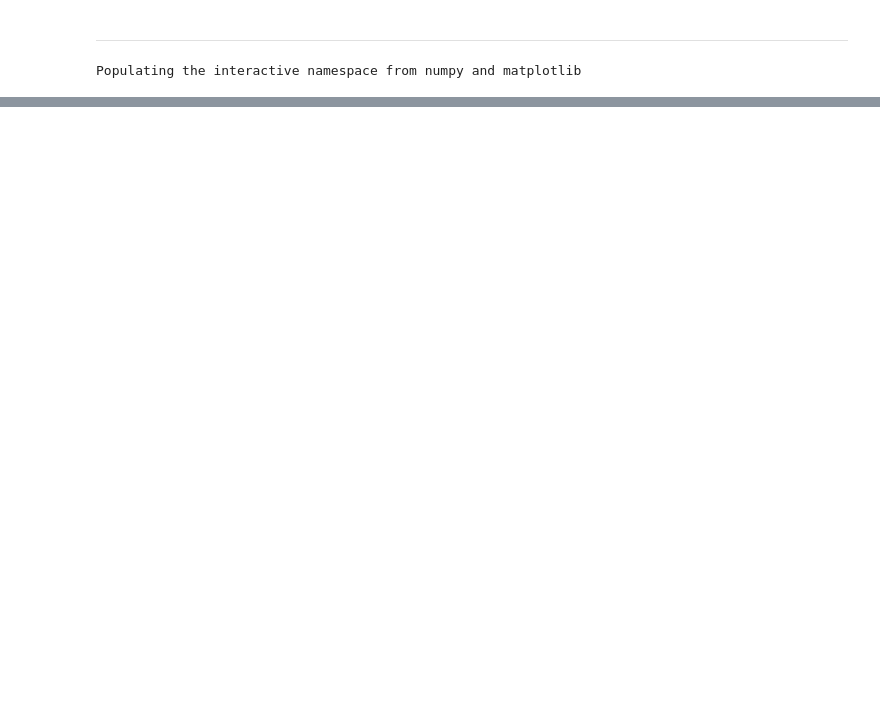
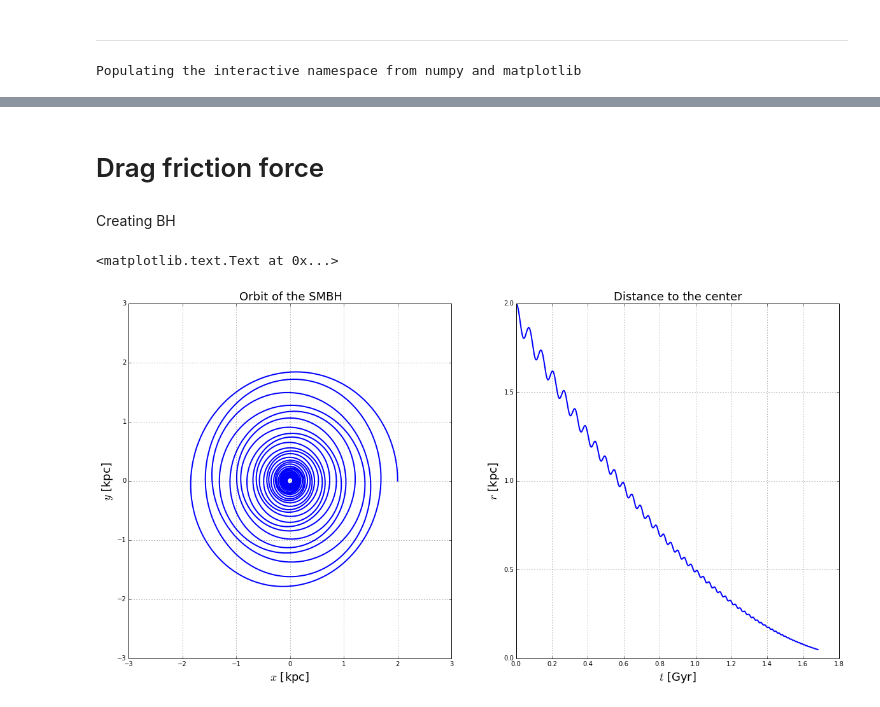
Before and after one commit to sbustamante/CosmologicalBlackHoles, a Jupyter notebook: Codes/controlled_experiments.ipynb, the cells around one changed output, grey strips where cells are left out. Drawn from its saved outputs; the diff is of its cells as text; code cells hidden in the pictures; blank space fills up the shorter version.

Commit message:
Effective drag force

```diff
--- a/Codes/controlled_experiments.ipynb
+++ b/Codes/controlled_experiments.ipynb
@@ -57,0 +178,2 @@ Where $M$ is the total mass of the halo and $a$ is the length scale for all the
+# %% [markdown]
+# Drag friction force
@@ -57,0 +189,47 @@ Where $M$ is the total mass of the halo and $a$ is the length scale for all the
+# %% [markdown]
+Creating BH
+# %%
+#PARAMETERS OF THE BH
+#Initial position [kpc]
+r0 = [ 2, 0, 0 ]
+#Initial velocity [km/s]
+v0 = [ 0, hernquist.v_circular(2), 0 ]
+#Accretion mode
+acc = None
+#Forces
+force = lambda r, v=None, t=None: hernquist.force_hernquist( r, v, t ) + hernquist.drag_friction( r, v, t )
+
+BH = black_hole( Mb, r0, v0, acc, force )
+
+tmax = 3
+dt = 0.001
+N = int(tmax/dt)
+for i in xrange( N ):
+    BH.time_step( dt=dt )
+    if np.linalg.norm( BH.r )<0.05:
+        break
+# %%
+rt = np.array(BH.rt[:])
+vt = np.array(BH.vt[:])
+t = np.array(BH.time)
+plt.figure( figsize=(20,10) )
+plt.subplot(1,2,1)
+plt.plot(rt[:,0], rt[:,1], '-', lw=2)
+dL = 3
+plt.xlim( (-dL,dL) )
+plt.ylim( (-dL,dL) )
+plt.xlabel( "$x$ [kpc]", fontsize = 18 )
+plt.ylabel( "$y$ [kpc]", fontsize = 18 )
+plt.grid(1)
+plt.title( "Orbit of the SMBH", fontsize = 18 )
+
+plt.subplot(1,2,2)
+plt.plot(t, np.sqrt(rt[:,0]**2 + rt[:,1]**2 + rt[:,2]**2), '-', lw=2)
+plt.ylim( (0,2) )
+plt.xlabel( "$t$ [Gyr]", fontsize = 18 )
+plt.ylabel( "$r$ [kpc]", fontsize = 18 )
+plt.grid(1)
+plt.title( "Distance to the center", fontsize = 18 )
+# %% [output]
+<matplotlib.text.Text at 0x...>
+[figure, added]
```
Also changed, not shown: parts of 17 cells of this notebook, 3 other files.
